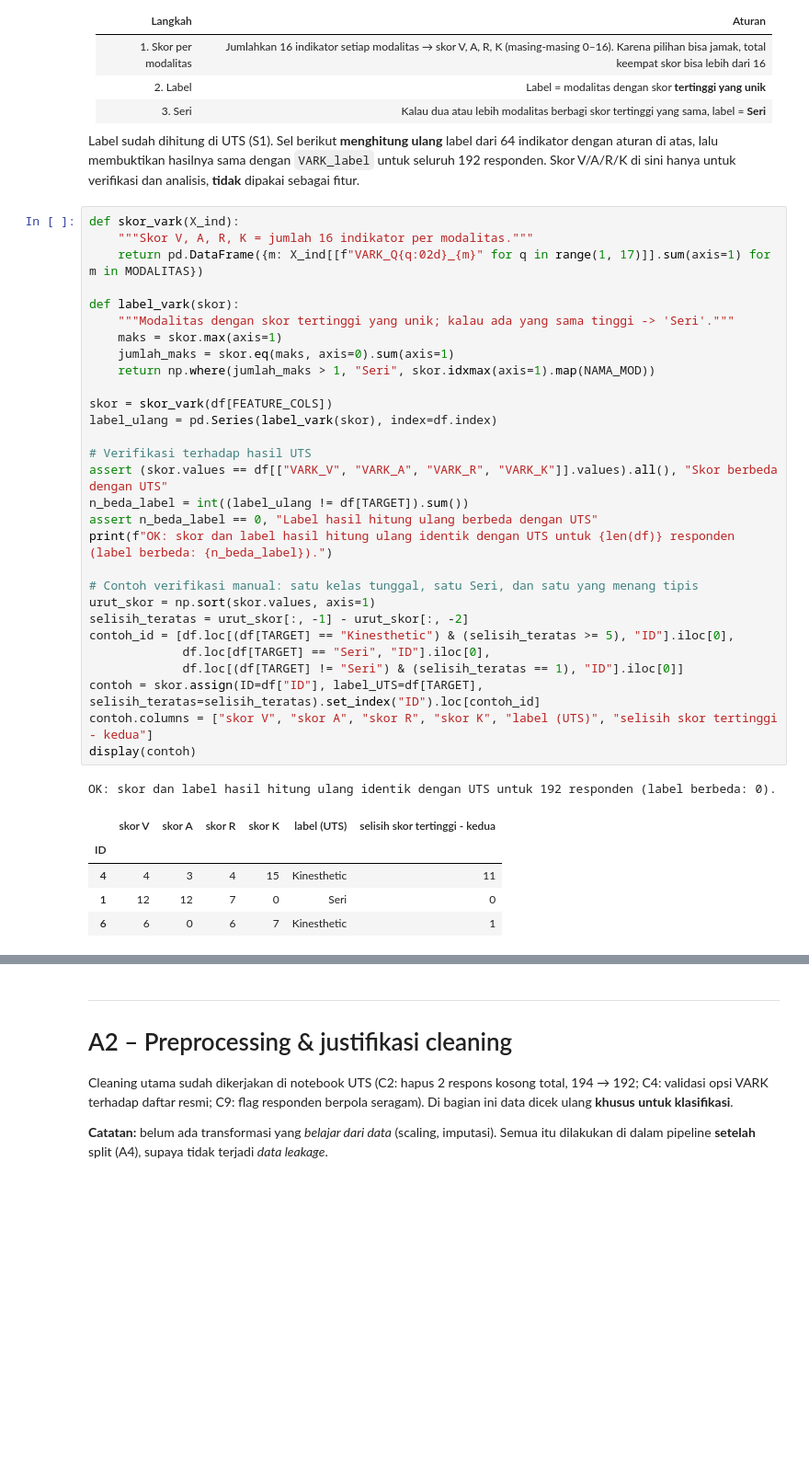
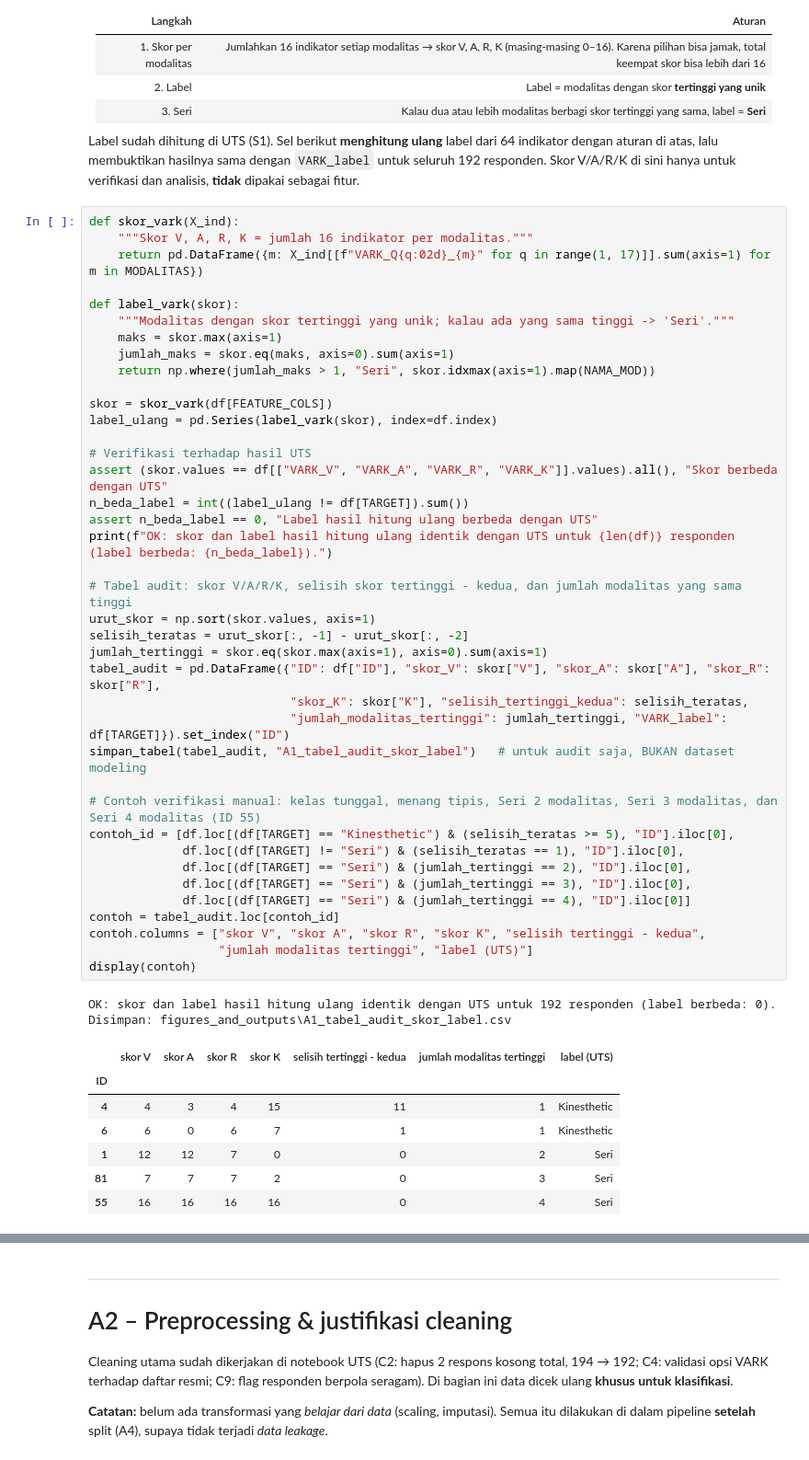
Before and after one commit to edwardchristi4n/machine_learning_final_exam, a Jupyter notebook: notebook/Notebook_A_Klasifikasi.ipynb, the cells around one changed output, grey strips where cells are left out. Shown at 92% size. Cells and saved outputs as stored; diff of their text form; blank space fills up the shorter version.

Commit message:
regresi selesai, klasifikasi tinggal evaluasi pada test sama simpan model

```diff
--- a/notebook/Notebook_A_Klasifikasi.ipynb
+++ b/notebook/Notebook_A_Klasifikasi.ipynb
@@ -206,37 +207,50 @@ Label sudah dihitung di UTS (S1). Sel berikut **menghitung ulang** label dari 64
 # %%
 def skor_vark(X_ind):
     """Skor V, A, R, K = jumlah 16 indikator per modalitas."""
     return pd.DataFrame({m: X_ind[[f"VARK_Q{q:02d}_{m}" for q in range(1, 17)]].sum(axis=1) for m in MODALITAS})
 
 def label_vark(skor):
     """Modalitas dengan skor tertinggi yang unik; kalau ada yang sama tinggi -> 'Seri'."""
     maks = skor.max(axis=1)
     jumlah_maks = skor.eq(maks, axis=0).sum(axis=1)
     return np.where(jumlah_maks > 1, "Seri", skor.idxmax(axis=1).map(NAMA_MOD))
 
 skor = skor_vark(df[FEATURE_COLS])
 label_ulang = pd.Series(label_vark(skor), index=df.index)
 
 # Verifikasi terhadap hasil UTS
 assert (skor.values == df[["VARK_V", "VARK_A", "VARK_R", "VARK_K"]].values).all(), "Skor berbeda dengan UTS"
 n_beda_label = int((label_ulang != df[TARGET]).sum())
 assert n_beda_label == 0, "Label hasil hitung ulang berbeda dengan UTS"
 print(f"OK: skor dan label hasil hitung ulang identik dengan UTS untuk {len(df)} responden (label berbeda: {n_beda_label}).")
 
-# Contoh verifikasi manual: satu kelas tunggal, satu Seri, dan satu yang menang tipis
+# Tabel audit: skor V/A/R/K, selisih skor tertinggi - kedua, dan jumlah modalitas yang sama tinggi
 urut_skor = np.sort(skor.values, axis=1)
 selisih_teratas = urut_skor[:, -1] - urut_skor[:, -2]
+jumlah_tertinggi = skor.eq(skor.max(axis=1), axis=0).sum(axis=1)
+tabel_audit = pd.DataFrame({"ID": df["ID"], "skor_V": skor["V"], "skor_A": skor["A"], "skor_R": skor["R"],
+                            "skor_K": skor["K"], "selisih_tertinggi_kedua": selisih_teratas,
+                            "jumlah_modalitas_tertinggi": jumlah_tertinggi, "VARK_label": df[TARGET]}).set_index("ID")
+simpan_tabel(tabel_audit, "A1_tabel_audit_skor_label")   # untuk audit saja, BUKAN dataset modeling
+
+# Contoh verifikasi manual: kelas tunggal, menang tipis, Seri 2 modalitas, Seri 3 modalitas, dan Seri 4 modalitas (ID 55)
 contoh_id = [df.loc[(df[TARGET] == "Kinesthetic") & (selisih_teratas >= 5), "ID"].iloc[0],
-             df.loc[df[TARGET] == "Seri", "ID"].iloc[0],
-             df.loc[(df[TARGET] != "Seri") & (selisih_teratas == 1), "ID"].iloc[0]]
-contoh = skor.assign(ID=df["ID"], label_UTS=df[TARGET], selisih_teratas=selisih_teratas).set_index("ID").loc[contoh_id]
-contoh.columns = ["skor V", "skor A", "skor R", "skor K", "label (UTS)", "selisih skor tertinggi - kedua"]
+             df.loc[(df[TARGET] != "Seri") & (selisih_teratas == 1), "ID"].iloc[0],
+             df.loc[(df[TARGET] == "Seri") & (jumlah_tertinggi == 2), "ID"].iloc[0],
+             df.loc[(df[TARGET] == "Seri") & (jumlah_tertinggi == 3), "ID"].iloc[0],
+             df.loc[(df[TARGET] == "Seri") & (jumlah_tertinggi == 4), "ID"].iloc[0]]
+contoh = tabel_audit.loc[contoh_id]
+contoh.columns = ["skor V", "skor A", "skor R", "skor K", "selisih tertinggi - kedua",
+                  "jumlah modalitas tertinggi", "label (UTS)"]
 display(contoh)
 # %% [output]
 OK: skor dan label hasil hitung ulang identik dengan UTS untuk 192 responden (label berbeda: 0).
+Disimpan: figures_and_outputs\A1_tabel_audit_skor_label.csv
-|  | skor V | skor A | skor R | skor K | label (UTS) | selisih skor tertinggi - kedua |
-| ID |  |  |  |  |  |  |
-| 4 | 4 | 3 | 4 | 15 | Kinesthetic | 11 |
-| 1 | 12 | 12 | 7 | 0 | Seri | 0 |
-| 6 | 6 | 0 | 6 | 7 | Kinesthetic | 1 |
+|  | skor V | skor A | skor R | skor K | selisih tertinggi - kedua | jumlah modalitas tertinggi | label (UTS) |
+| ID |  |  |  |  |  |  |  |
+| 4 | 4 | 3 | 4 | 15 | 11 | 1 | Kinesthetic |
+| 6 | 6 | 0 | 6 | 7 | 1 | 1 | Kinesthetic |
+| 1 | 12 | 12 | 7 | 0 | 0 | 2 | Seri |
+| 81 | 7 | 7 | 7 | 2 | 0 | 3 | Seri |
+| 55 | 16 | 16 | 16 | 16 | 0 | 4 | Seri |
 # %% [markdown]
```
Also changed, not shown: parts of 27 cells of this notebook, 23 other files.
